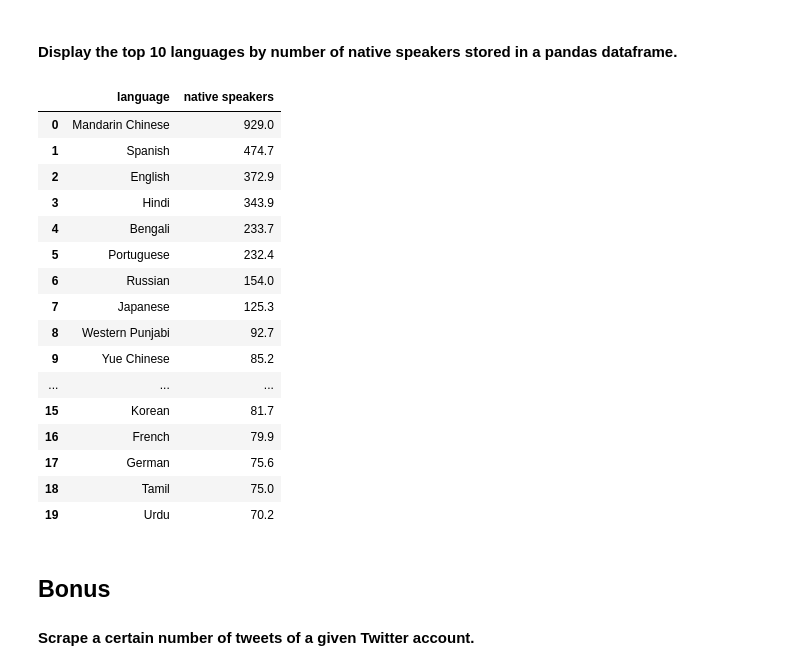
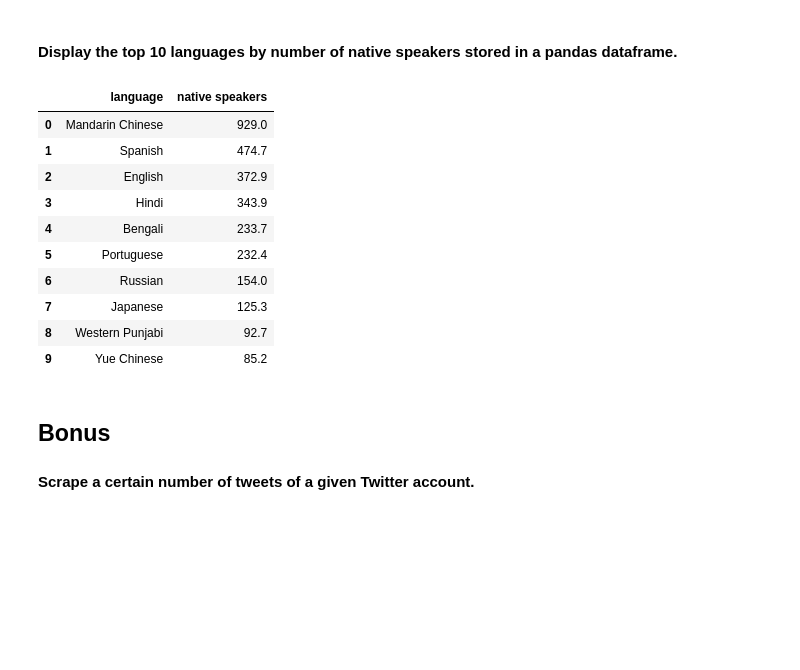
Before and after one commit to elvestevez/dataptmad0522_labs, a Jupyter notebook: extra-work/m1/lab-web-scraping/your-code/main.ipynb, the cells around one changed output. Drawn from its saved outputs; the diff is of its cells as text; code cells hidden in the pictures; blank space fills up the shorter version.

```diff
--- a/extra-work/m1/lab-web-scraping/your-code/main.ipynb
+++ b/extra-work/m1/lab-web-scraping/your-code/main.ipynb
@@ -356,21 +361,0 @@ parsed_html = bs4.BeautifulSoup(html, "html.parser")
-# %%
-all_tags = [tag.name for tag in parsed_html.find_all(True)]
-set(all_tags)
-
-tag = parsed_html.find_all("h1")
-tag
-
-
-#import dryscrape
-
-#session = dryscrape.Session()
-#session.visit(url)
-#html = session.body()
-#parsed_html = bs4.BeautifulSoup(html, "html.parser")
-#all_tags = [tag.name for tag in parsed_html.find_all(True)]
-#set(all_tags)
-#tag = parsed_html.find_all("h1")
-#tag
-
-
-### TODO: con requests y bs4 es imposible !!!!????
@@ -437,22 +414,22 @@ html = response.content
 parsed_html = bs4.BeautifulSoup(html, "html.parser")
 
 # 20 first earthquakes
-tag_earthquakes = parsed_html.find_all("tbody", {"id": "tbody"})[0].find_all("tr")[:20]
+tag_earthquakes = parsed_html.find("tbody", {"id": "tbody"}).find_all("tr")[:20]
 
 # list info 20 first earthquakes
 list_earthquakes = []
 for tag in tag_earthquakes:
     dict_earthquakes = {}
     # date
-    dict_earthquakes["date"] = tag.find_all("td", {"class": "tabev6"})[0].find_all("a")[0].string.strip()
+    dict_earthquakes["date"] = tag.find("td", {"class": "tabev6"}).find_all("a")[0].string.strip()
     # time
-    dict_earthquakes["time"] = tag.find_all("td", {"class": "tabev6"})[0].find_all("i", {"class": "ago"})[0].string.strip()
+    dict_earthquakes["time"] = tag.find("td", {"class": "tabev6"}).find_all("i", {"class": "ago"})[0].string.strip()
     # latitude
     dict_earthquakes["latitude"] = tag.find_all("td", {"class": "tabev1"})[0].string.strip()
     # longitude
     dict_earthquakes["longitude"] = tag.find_all("td", {"class": "tabev1"})[1].string.strip()
     # region name
-    dict_earthquakes["region name"] = tag.find_all("td", {"class": "tb_region"})[0].string.strip()
+    dict_earthquakes["region name"] = tag.find("td", {"class": "tb_region"}).string.strip()
     list_earthquakes.append(dict_earthquakes)
 
 df_earthquakes = pd.DataFrame(list_earthquakes)
@@ -636,48 +608,34 @@ url = 'https://en.wikipedia.org/wiki/List_of_languages_by_number_of_native_speak
 response = requests.get(url)
 html = response.content
 parsed_html = bs4.BeautifulSoup(html, "html.parser")
 
 # table of languages
-tab_lang = parsed_html.find("table").find_all("tbody")[0].find_all("tr")[1:21]
+tab_lang = parsed_html.find("table").find_all("tbody")[0].find_all("tr")[1:11]
 
 # list info languages and native speakers
 list_languages = []
 for tag in tab_lang:
     dict_languages = {}
     # language
     dict_languages["language"] = tag.find_all("td")[1].find("a").string.strip()
     # native speakers
     dict_languages["native speakers"] = tag.find_all("td")[2].string.strip()
     list_languages.append(dict_languages)
 
 df_languages = pd.DataFrame(list_languages)
 df_languages
-
-### TODO: no saca contenido de tag porque tiene una marquita (visto más atrás caso análogo)
-# position 32 - Indonesian has a odd element in num speakers (leggend)
-#tab_lang = parsed_html.find("table").find_all("tbody")[0].find_all("tr")[32]
-#print(tab_lang.find_all("td"))
-#print(tab_lang.find_all("td")[1].find("a").string)
-#print(tab_lang.find_all("td")[2])
-#print(tab_lang.find_all("td")[2].string)
 # %% [output]
 |  | language | native speakers |
 | 0 | Mandarin Chinese | 929.0 |
 | 1 | Spanish | 474.7 |
 | 2 | English | 372.9 |
 | 3 | Hindi | 343.9 |
 | 4 | Bengali | 233.7 |
 | 5 | Portuguese | 232.4 |
 | 6 | Russian | 154.0 |
 | 7 | Japanese | 125.3 |
 | 8 | Western Punjabi | 92.7 |
 | 9 | Yue Chinese | 85.2 |
-| ... | ... | ... |
-| 15 | Korean | 81.7 |
-| 16 | French | 79.9 |
-| 17 | German | 75.6 |
-| 18 | Tamil | 75.0 |
-| 19 | Urdu | 70.2 |
 # %% [markdown]
 ## Bonus
 #### Scrape a certain number of tweets of a given Twitter account.
```
Also changed, not shown: parts of 26 cells of this notebook.
